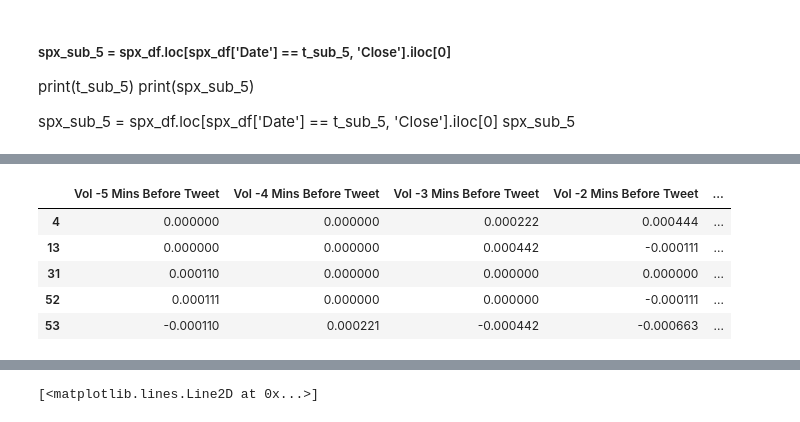
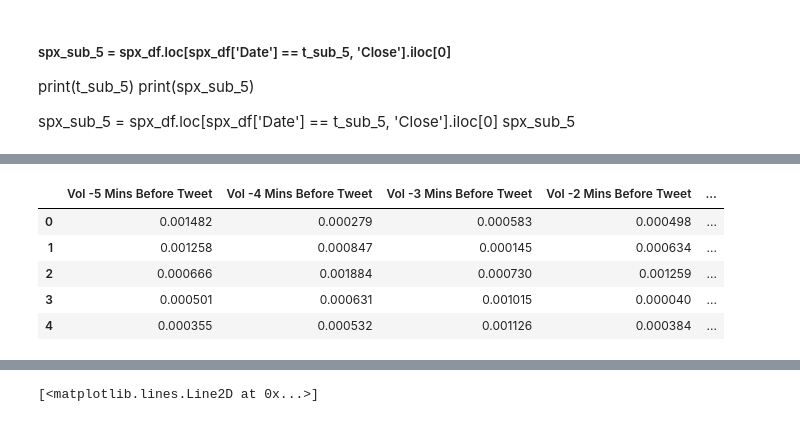
Before and after one commit to stephanieroman2020/FinalProject, a Jupyter notebook: Feature Generation, Volatility.ipynb, the cells around one changed output, grey strips where cells are left out. Cells and saved outputs as stored; diff of their text form; code cells hidden in the pictures.

```diff
--- a/Feature Generation, Volatility.ipynb
+++ b/Feature Generation, Volatility.ipynb
@@ -38,15 +58,21 @@ spx_df
 # %%
-#Twitter Data
-# #Adjust Tweet time
+tweet_df = tweet_df.drop(columns=['Unnamed: 0','source'])
+
+#Adjust Tweet time
 adjusted_times = []
 
+# df["created_at"] = pd.to_datetime(index['created_at'], format = '%m/%d/%Y %H:%M')
+
 for row, index in tweet_df.iterrows():
-    adjusted_time = (datetime.strptime(index['Date T_0'], '%Y%m%d %H%M') + timedelta(minutes= -60 * 5)).strftime('%Y%m%d %H%M')
-    adjusted_times.append(adjusted_time)
+    try:
+        adjusted_time = (datetime.strptime(str(index['created_at']), '%m/%d/%Y %H:%M') + timedelta(minutes= -60 * 5)).strftime('%Y%m%d %H%M')
+        adjusted_times.append(adjusted_time)
+    except ValueError:
+        adjusted_times.append("No Date")
 
 tweet_df['Adjusted T_0'] = adjusted_times
-tweet_df = tweet_df.drop(columns=['Date T_0'])
+# tweet_df = tweet_df.drop(tweet_df['Adjusted T_0'] == "No Date")
+tweet_df = tweet_df.drop(columns=['created_at'])
 tweet_df = tweet_df.rename(columns={"Adjusted T_0": "Date T_0"})
 tweet_df.head()
-# (datetime.strptime('20170103 1235', '%Y%m%d %H%M') + timedelta(seconds= 60)).strftime('%Y%m%d %H%M')
 # %% [output]
@@ -58,0 +85,3 @@ tweet_df.head()
+# %%
+tweet_df = tweet_df[~tweet_df['favorite_count'].isin(['0.0'])]
+tweet_df = tweet_df[~tweet_df['Date T_0'].isin(['No Date'])]
@@ -280,4 +349,5 @@ Moving_Volatility_Index = ({"Vol -5 Mins Before Tweet" : vol_sub_54_list,
 #Dictionary to dataframe
 df_MVI_nulls_incl = pd.DataFrame(Moving_Volatility_Index)
 df_MVI_nulls_incl.head()
-df_MVI_nulls_incl['Tweets'] = tweet_df['Tweet']
+# df_MVI_nulls_incl['Tweets'] = tweet_df['text']
+df_MVI_nulls_incl.shape
@@ -283,0 +356,3 @@ df_MVI_nulls_incl['Tweets'] = tweet_df['Tweet']
+# %%
+df_MVI_nulls_incl['Tweets'] = tweet_df['text']
+df_MVI_nulls_incl.shape
@@ -301,14 +378,15 @@ df_MVI.head()
 # %%
 #Make all columns numeric
-for column in df_columns[0:11]:
-    df_MVI[column] = pd.to_numeric(df_MVI[column],errors='coerce')
+for column in df_columns[0:12]:
+    df_MVI[column] = pd.to_numeric(df_MVI[column],errors='coerce').abs()
 
 df_MVI.head()
+# df_MVI.dtypes
 # %% [output]
 |  | Vol -5 Mins Before Tweet | Vol -4 Mins Before Tweet | Vol -3 Mins Before Tweet | Vol -2 Mins Before Tweet | ... |
-| 4 | 0.000000 | 0.000000 | 0.000222 | 0.000444 | ... |
-| 13 | 0.000000 | 0.000000 | 0.000442 | -0.000111 | ... |
-| 31 | 0.000110 | 0.000000 | 0.000000 | 0.000000 | ... |
-| 52 | 0.000111 | 0.000000 | 0.000000 | -0.000111 | ... |
-| 53 | -0.000110 | 0.000221 | -0.000442 | -0.000663 | ... |
+| 0 | 0.001482 | 0.000279 | 0.000583 | 0.000498 | ... |
+| 1 | 0.001258 | 0.000847 | 0.000145 | 0.000634 | ... |
+| 2 | 0.000666 | 0.001884 | 0.000730 | 0.001259 | ... |
+| 3 | 0.000501 | 0.000631 | 0.001015 | 0.000040 | ... |
+| 4 | 0.000355 | 0.000532 | 0.001126 | 0.000384 | ... |
 # %%
```
Also changed, not shown: parts of 22 cells of this notebook, 1 other file.
